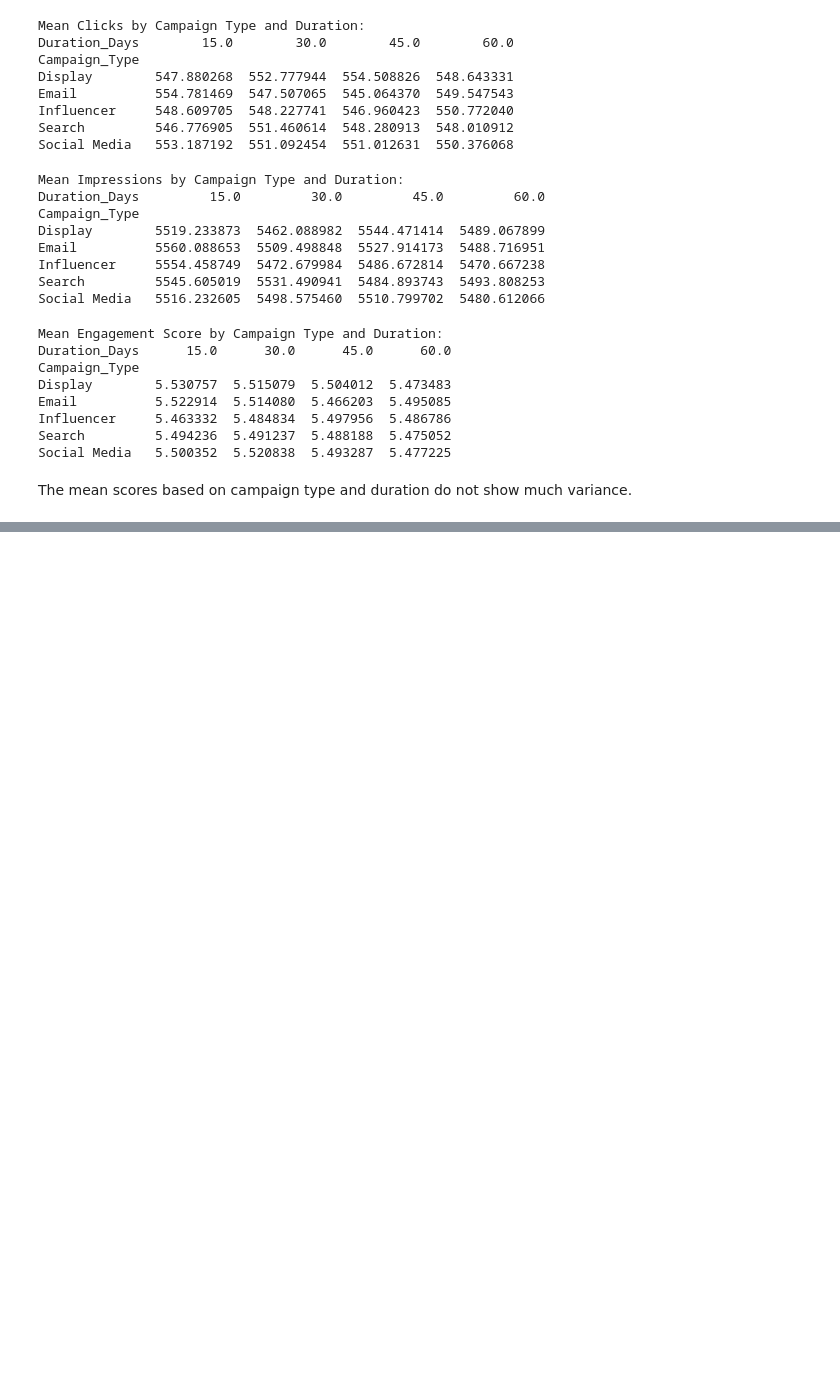
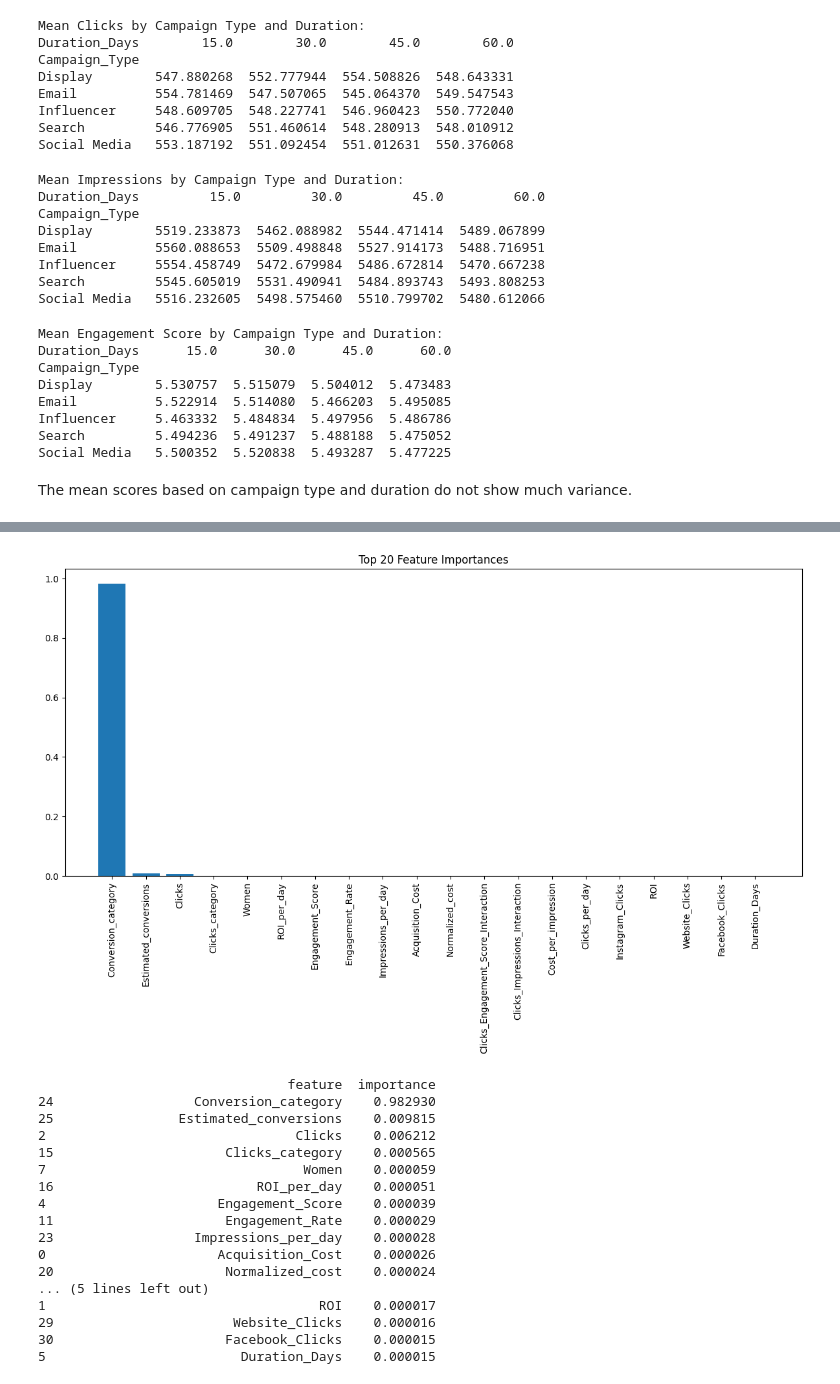
Before and after one commit to IsaganiJulian/Marketing_Campaign_DTSC, a Jupyter notebook: Isagani_Copy_of_MarketingCampaignAnalysis.ipynb, the cells around one changed output, grey strips where cells are left out. Cells and saved outputs as stored; diff of their text form; code cells hidden in the pictures; blank space fills up the shorter version.

```diff
--- a/Isagani_Copy_of_MarketingCampaignAnalysis.ipynb
+++ b/Isagani_Copy_of_MarketingCampaignAnalysis.ipynb
@@ -361,0 +568,17 @@ gender_groups.mean()
+# %%
+# Create interaction terms
+
+marketing_data['Clicks_Impressions_Interaction'] = marketing_data['Clicks'] * marketing_data['Impressions']
+marketing_data['Clicks_Engagement_Score_Interaction'] = marketing_data['Clicks'] * marketing_data['Engagement_Score']
+
+# Ratio features
+marketing_data['Ctr'] = marketing_data['Clicks'] / marketing_data['Impressions']
+marketing_data['Engagement_Rate'] = marketing_data['Engagement_Score'] / marketing_data['Impressions']
+
+# Non-linear transformations
+marketing_data['log_Clicks'] = np.log1p(marketing_data['Clicks'])
+marketing_data['log_Impressions'] = np.log1p(marketing_data['Impressions'])
+marketing_data['Engagement_Squared'] = marketing_data['Engagement_Score'] ** 2
+
+# Binning (example for Clicks)
+marketing_data['Clicks_category'] = pd.cut(marketing_data['Clicks'], bins=3, labels=['low', 'medium', 'high'])
@@ -361,0 +653,63 @@ gender_groups.mean()
+# %%
+import pandas as pd
+import numpy as np
+from xgboost import XGBRegressor
+from sklearn.model_selection import train_test_split
+from sklearn.preprocessing import LabelEncoder
+import matplotlib.pyplot as plt
+
+# Assuming 'marketing_data' is your DataFrame
+# Prepare the data
+X = marketing_data.drop(['Conversion_Rate', 'Company', 'Campaign_Type', 'Channel_Used', 'Location', 'Language', 'Customer_Segment', 'Date', 'Age_Range'], axis=1)
+y = marketing_data['Conversion_Rate']
+
+# Handle categorical variables
+le = LabelEncoder()
+for col in X.select_dtypes(include=['category', 'object']).columns:
+    X[col] = le.fit_transform(X[col])
+
+# Convert boolean columns to int
+X['Men'] = X['Men'].astype(int)
+X['Women'] = X['Women'].astype(int)
+
+# Split the data
+X_train, X_test, y_train, y_test = train_test_split(X, y, test_size=0.2, random_state=42)
+
+# Train XGBoost model
+model = XGBRegressor(random_state=42)
+model.fit(X_train, y_train)
+
+# Get feature importances
+importance = model.feature_importances_
+feature_importance = pd.DataFrame({'feature': X.columns, 'importance': importance})
+feature_importance = feature_importance.sort_values('importance', ascending=False)
+
+# Plot feature importances
+plt.figure(figsize=(12, 8))
+plt.bar(feature_importance['feature'][:20], feature_importance['importance'][:20])
+plt.xticks(rotation=90)
+plt.title('Top 20 Feature Importances')
+plt.tight_layout()
+plt.show()
+
+# Print top 20 important features
+print(feature_importance.head(20))
+# %% [output]
+[figure, added]
+                                feature  importance
+24                  Conversion_category    0.982930
+25                Estimated_conversions    0.009815
+2                                Clicks    0.006212
+15                      Clicks_category    0.000565
+7                                 Women    0.000059
+16                          ROI_per_day    0.000051
+4                      Engagement_Score    0.000039
+11                      Engagement_Rate    0.000029
+23                  Impressions_per_day    0.000028
+0                      Acquisition_Cost    0.000026
+20                      Normalized_cost    0.000024
+... (5 lines left out)
+1                                   ROI    0.000017
+29                       Website_Clicks    0.000016
+30                      Facebook_Clicks    0.000015
+5                         Duration_Days    0.000015
```
Also changed, not shown: parts of 26 cells of this notebook.
